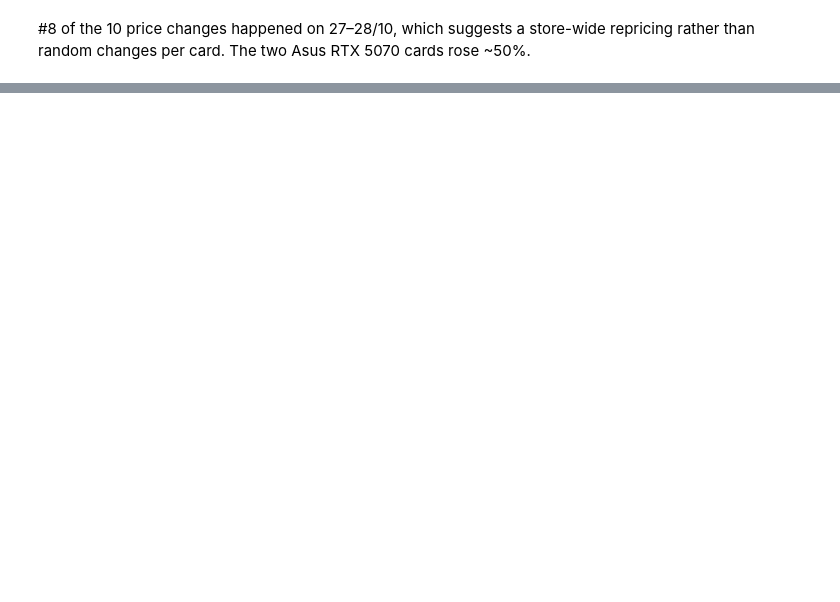
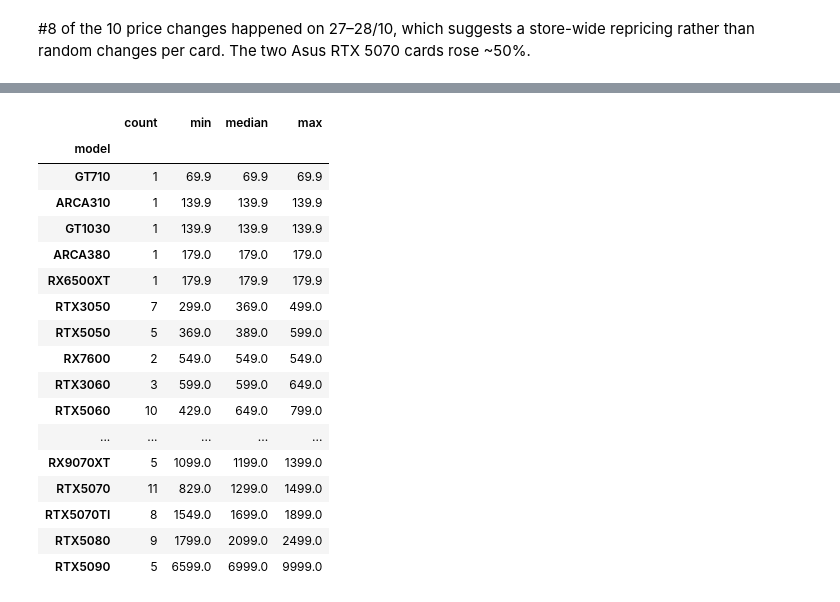
Before and after one commit to odysmpasias/gpu-price-tracker, a Jupyter notebook: notebooks/02_eda.ipynb, the cells around one changed output, grey strips where cells are left out. Cells and saved outputs as stored; diff of their text form; code cells hidden in the pictures; blank space fills up the shorter version.

```diff
--- a/notebooks/02_eda.ipynb
+++ b/notebooks/02_eda.ipynb
@@ -277,0 +303,21 @@ plt.axhline(100, color="gray", linestyle="--")
+# %%
+model_prices.sort_values("median")
+# %% [output]
+|  | count | min | median | max |
+| model |  |  |  |  |
+| GT710 | 1 | 69.9 | 69.9 | 69.9 |
+| ARCA310 | 1 | 139.9 | 139.9 | 139.9 |
+| GT1030 | 1 | 139.9 | 139.9 | 139.9 |
+| ARCA380 | 1 | 179.0 | 179.0 | 179.0 |
+| RX6500XT | 1 | 179.9 | 179.9 | 179.9 |
+| RTX3050 | 7 | 299.0 | 369.0 | 499.0 |
+| RTX5050 | 5 | 369.0 | 389.0 | 599.0 |
+| RX7600 | 2 | 549.0 | 549.0 | 549.0 |
+| RTX3060 | 3 | 599.0 | 599.0 | 649.0 |
+| RTX5060 | 10 | 429.0 | 649.0 | 799.0 |
+| ... | ... | ... | ... | ... |
+| RX9070XT | 5 | 1099.0 | 1199.0 | 1399.0 |
+| RTX5070 | 11 | 829.0 | 1299.0 | 1499.0 |
+| RTX5070TI | 8 | 1549.0 | 1699.0 | 1899.0 |
+| RTX5080 | 9 | 1799.0 | 2099.0 | 2499.0 |
+| RTX5090 | 5 | 6599.0 | 6999.0 | 9999.0 |
```
Also changed, not shown: parts of 22 cells of this notebook.
